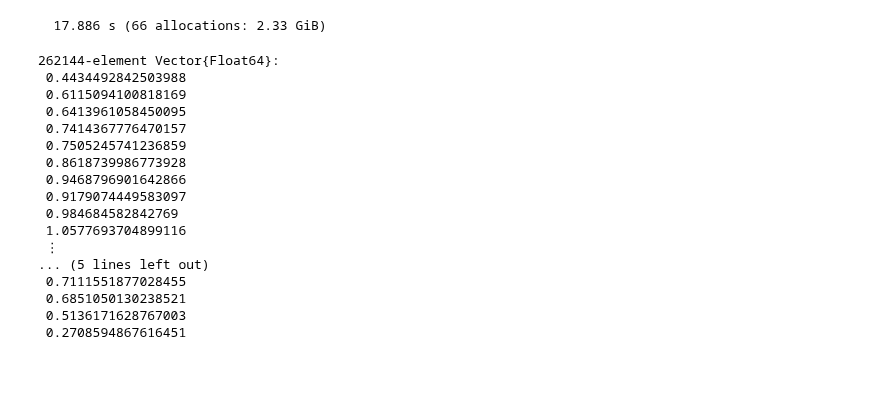
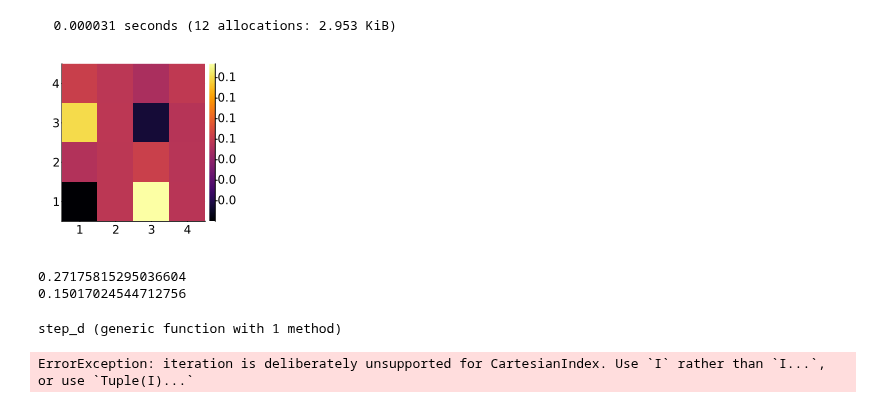
Before and after one commit to XBraid/xbraid, a Jupyter notebook: drivers/julia/Taylor-Green-Funcs.ipynb, the cells around one changed output. Saved outputs shown, nothing was run; the diff lists cells and outputs as text; code cells hidden in the pictures; blank space fills up the shorter version.

```diff
--- a/drivers/julia/Taylor-Green-Funcs.ipynb
+++ b/drivers/julia/Taylor-Green-Funcs.ipynb
@@ -254,21 +296,38 @@ Level     Unknowns     NonZeros
-# %%
-@btime A \ Ψ
-# %% [output]
-  17.886 s (66 allocations: 2.33 GiB)
-262144-element Vector{Float64}:
- 0.4434492842503988
- 0.6115094100818169
- 0.6413961058450095
- 0.7414367776470157
- 0.7505245741236859
- 0.8618739986773928
- 0.9468796901642866
- 0.9179074449583097
- 0.984684582842769
- 1.0577693704899116
- ⋮
-... (5 lines left out)
- 0.7111551877028455
- 0.6851050130238521
- 0.5136171628767003
- 0.2708594867616451
+# %%
+rhs = reshape(∇_dot(u_new), nₓ^3)
+@time ϕ_arr = cg(Δ_lin, rhs)
+ϕ = reshape(ϕ_arr, (nₓ, nₓ, nₓ))
+heatmap(ϕ[:,:,1], size=(200,200))
+# %% [output]
+  0.000031 seconds (12 allocations: 2.953 KiB)
+[figure, added]
+# %%
+println(maximum(∇_dot(u_new)))
+println(maximum(∇_dot(u_new - ∇(ϕ))))
+# %% [output]
+0.27175815295036604
+0.15017024544712756
+# %%
+function step(u_arr, Δt)
+    # on staggered grid
+    advect_semi_lagrangian!(u_arr, Δt)
+    # regrid for this part (for stability)
+    # u_reg = stag_to_reg(u_arr)
+    # diffuse_backward_Euler!(u_arr, Δt) # numerical diffusion may be enough
+    project_incompressible!(u_arr)
+    # u_arr = reg_to_stag!(u_arr)
+    return u_arr
+end
+
+function step_d(r, ψ, u_arr_cache, Δt)
+    u_arr = get_tmp(u_arr_cache, r)
+    u_arr = step(u_arr + r*ψ, Δt)
+end
+# %% [output]
+step_d (generic function with 1 method)
+# %%
+for t in 1:100
+    u_arr = step(u_arr, Δt)
+end
+# %% [output]
+ErrorException: iteration is deliberately unsupported for CartesianIndex. Use `I` rather than `I...`, or use `Tuple(I)...`
```
Also changed, not shown: parts of 21 cells of this notebook, 1 other file.
